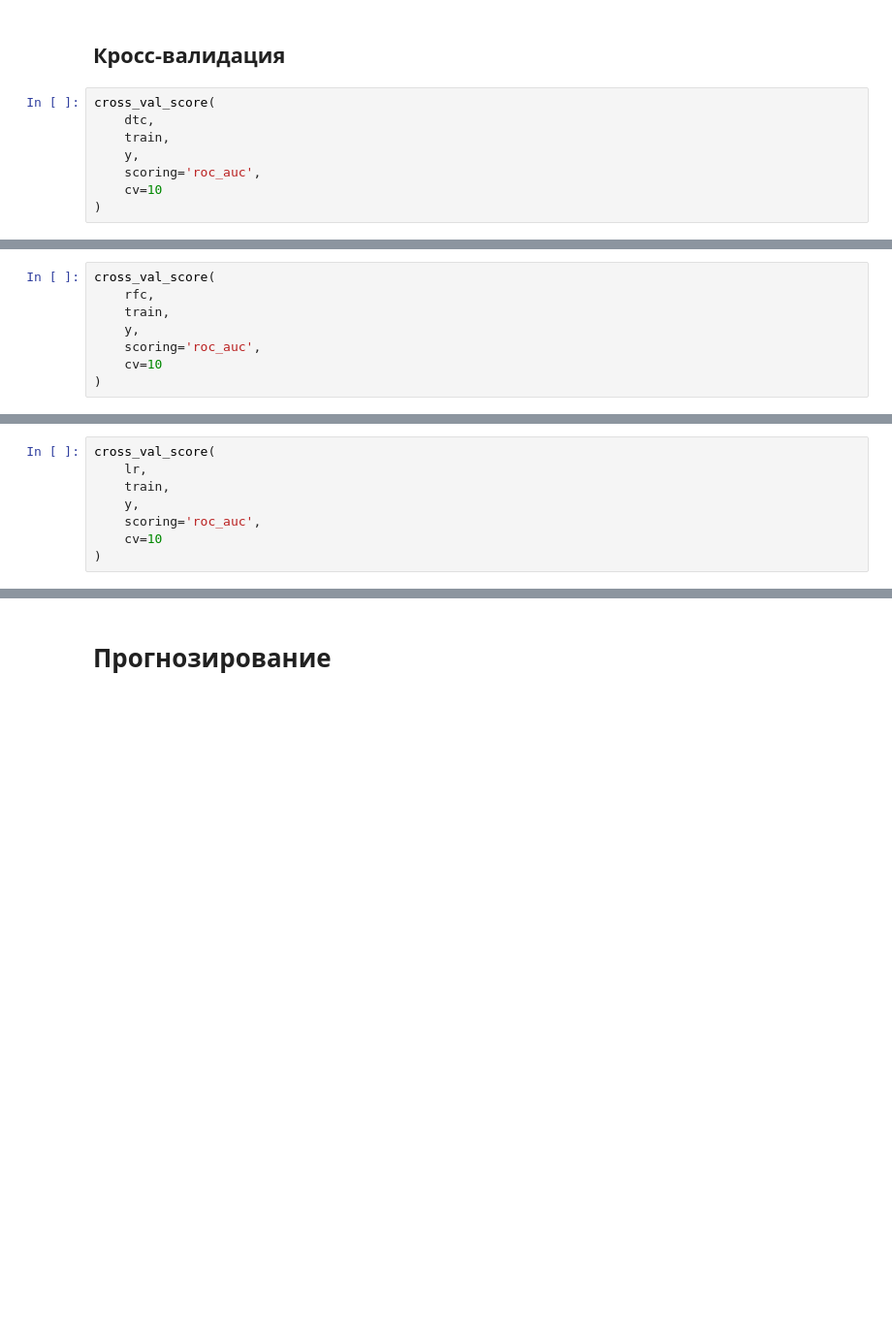
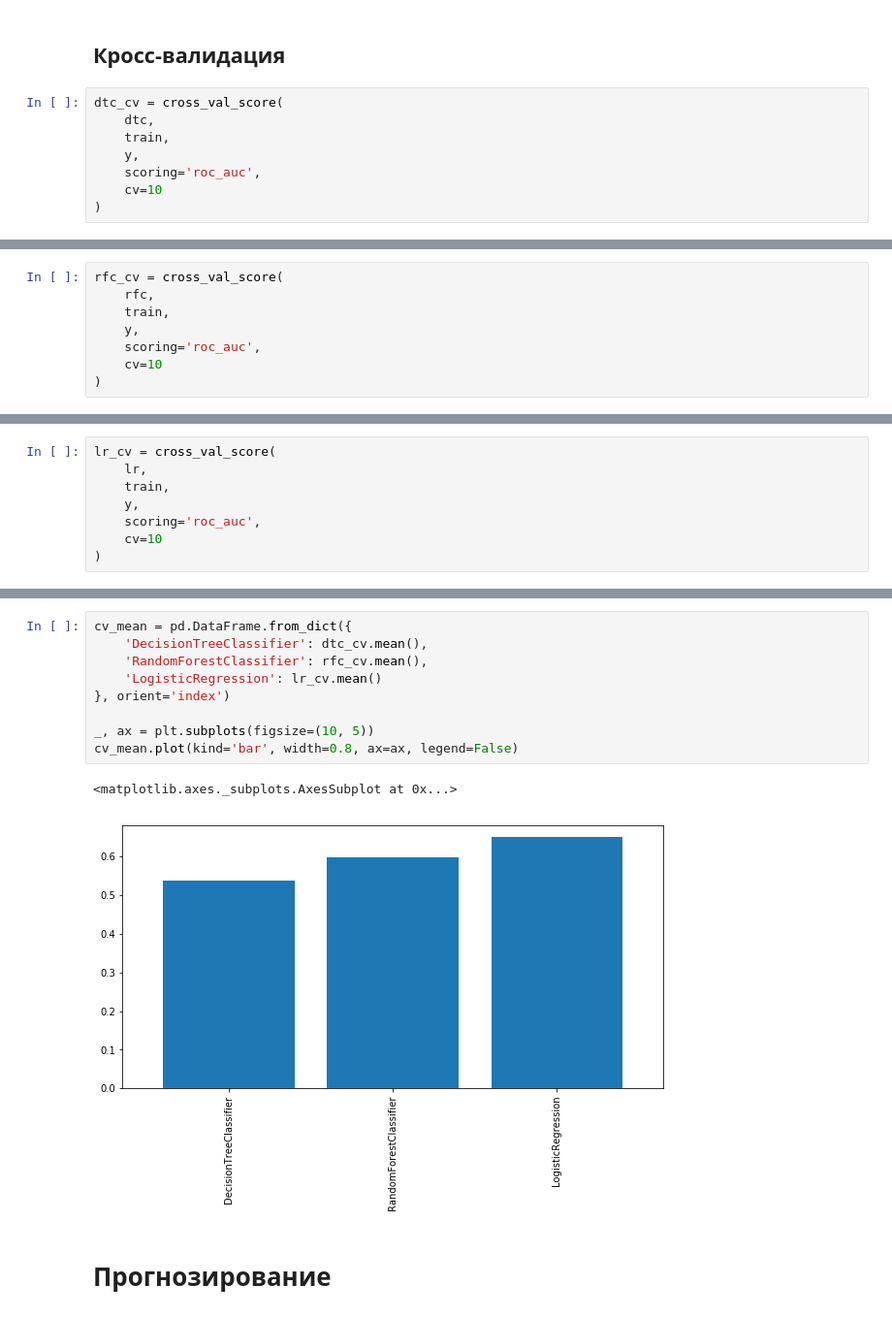
Before and after one commit to EagleEYErus/sfml, a Jupyter notebook: lesson_02_homework/hw_02.ipynb, the cells around one changed output, grey strips where cells are left out. Shown at 97% size. Drawn from its saved outputs; the diff is of its cells as text; blank space fills up the shorter version.

Commit message:
Added bar plot for roc_auc mean

```diff
--- a/lesson_02_homework/hw_02.ipynb
+++ b/lesson_02_homework/hw_02.ipynb
@@ -426,7 +427,7 @@ plt.ylim((-0.01, 1.01))
 # %% [markdown]
 ## Кросс-валидация
 # %%
-cross_val_score(
+dtc_cv = cross_val_score(
     dtc,
     train,
     y,
@@ -439,5 +437,5 @@ array([0.52019702, 0.51834575, 0.53650282, 0.50374298, 0.57473601,
 # %%
-cross_val_score(
+rfc_cv = cross_val_score(
     rfc,
     train,
     y,
@@ -450,5 +445,5 @@ array([0.54690392, 0.57655637, 0.60476226, 0.57788984, 0.57325077,
 # %%
-cross_val_score(
+lr_cv = cross_val_score(
     lr,
     train,
     y,
@@ -461,3 +455,15 @@ array([0.64708243, 0.65682081, 0.69223924, 0.66312762, 0.65018684,
+# %%
+cv_mean = pd.DataFrame.from_dict({
+    'DecisionTreeClassifier': dtc_cv.mean(),
+    'RandomForestClassifier': rfc_cv.mean(),
+    'LogisticRegression': lr_cv.mean()
+}, orient='index')
+
+_, ax = plt.subplots(figsize=(10, 5))
+cv_mean.plot(kind='bar', width=0.8, ax=ax, legend=False)
+# %% [output]
+<matplotlib.axes._subplots.AxesSubplot at 0x...>
+[figure, added]
 # %% [markdown]
 # Прогнозирование
 # %%
```
Also changed, not shown: parts of 10 cells of this notebook.
